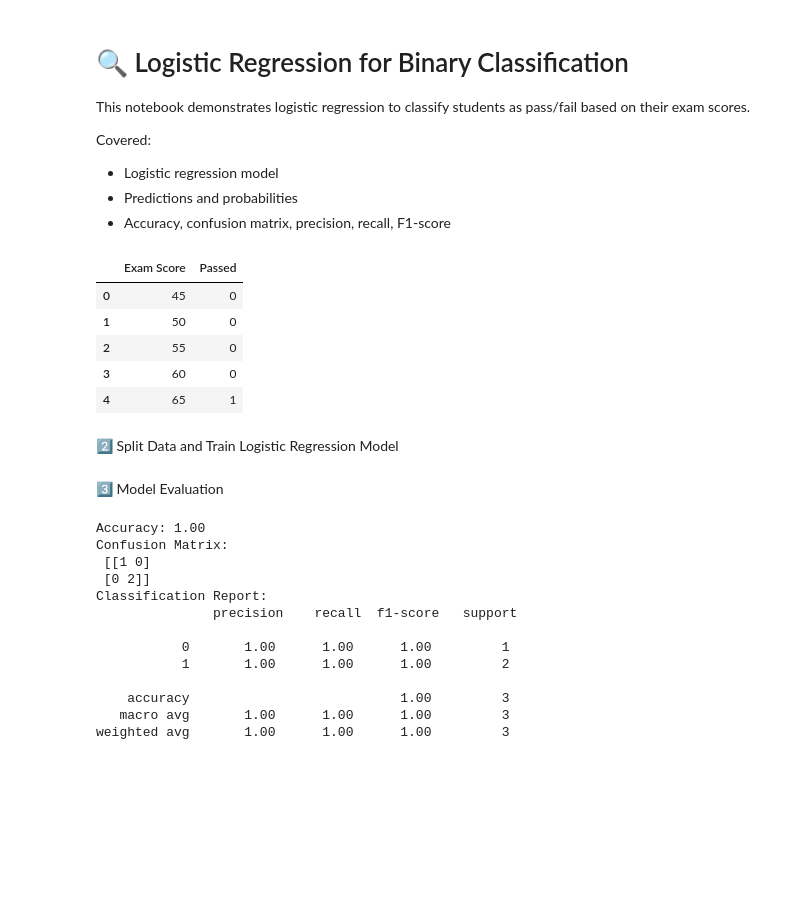
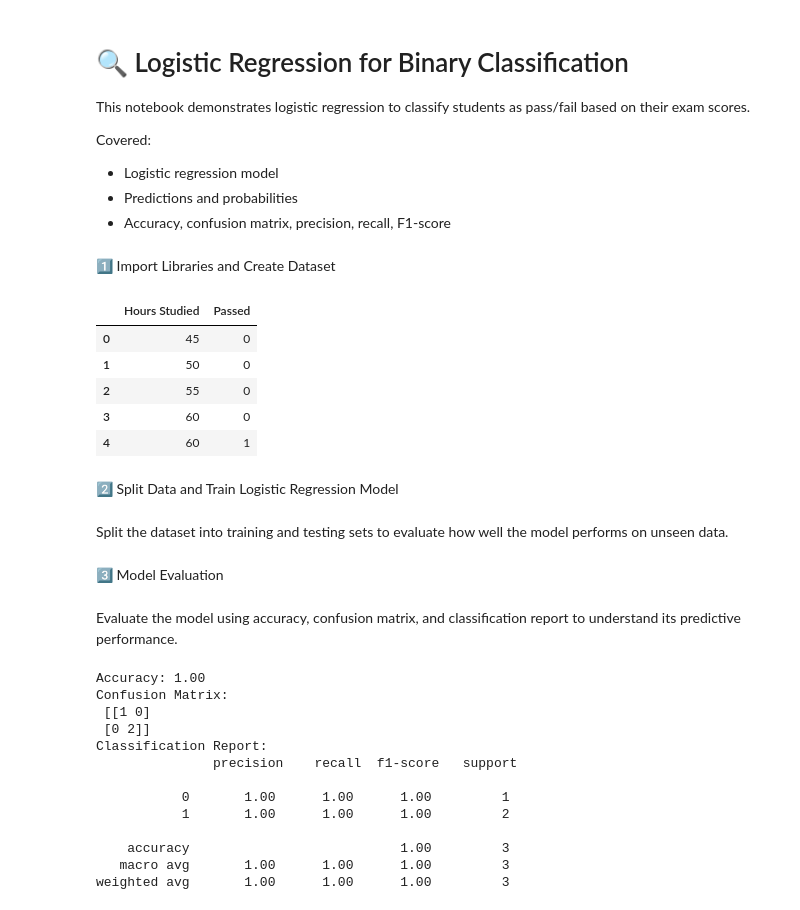
Before and after one commit to codenamekk6/data-science-portfolio, a Jupyter notebook: 03-supervised-learning/classification/01_logistic_regression.ipynb, the cells around one changed output. Cells and saved outputs as stored; diff of their text form; code cells hidden in the pictures; blank space fills up the shorter version.

```diff
--- a/03-supervised-learning/classification/01_logistic_regression.ipynb
+++ b/03-supervised-learning/classification/01_logistic_regression.ipynb
@@ -12,29 +10,33 @@ Covered:
+# %% [markdown]
+1️⃣ Import Libraries and Create Dataset
 # %%
 import pandas as pd
 import numpy as np
 from sklearn.linear_model import LogisticRegression
 from sklearn.model_selection import train_test_split
 from sklearn.metrics import (
     accuracy_score,
     confusion_matrix,
     classification_report
 )
 
-# Create a simple dataset
+# Create a simple dataset of 10 students' exam results
 data = {
-    "Exam Score": [45, 50, 55, 60, 65, 70, 75, 80, 85, 90],
-    "Passed":     [0, 0, 0, 0, 1, 1, 1, 1, 1, 1]
+    "Hours Studied": [45, 50, 55, 60, 60, 70, 70, 80, 80, 90],
+    "Passed":     [0, 0,  0, 0, 1, 1, 1, 1, 1, 1]
 }
 
 df = pd.DataFrame(data)
 df.head()
 # %% [output]
-|  | Exam Score | Passed |
+|  | Hours Studied | Passed |
 | 0 | 45 | 0 |
 | 1 | 50 | 0 |
 | 2 | 55 | 0 |
 | 3 | 60 | 0 |
-| 4 | 65 | 1 |
+| 4 | 60 | 1 |
 # %% [markdown]
 2️⃣ Split Data and Train Logistic Regression Model
+# %% [markdown]
+Split the dataset into training and testing sets to evaluate how well the model performs on unseen data.
 # %%
@@ -52,6 +54,8 @@ model.fit(X_train, y_train)
 y_pred = model.predict(X_test)
 # %% [markdown]
 3️⃣ Model Evaluation
+# %% [markdown]
+Evaluate the model using accuracy, confusion matrix, and classification report to understand its predictive performance.
 # %%
 # Accuracy
 accuracy = accuracy_score(y_test, y_pred)
```
Also changed, not shown: parts of 5 cells of this notebook, 4 other files.
